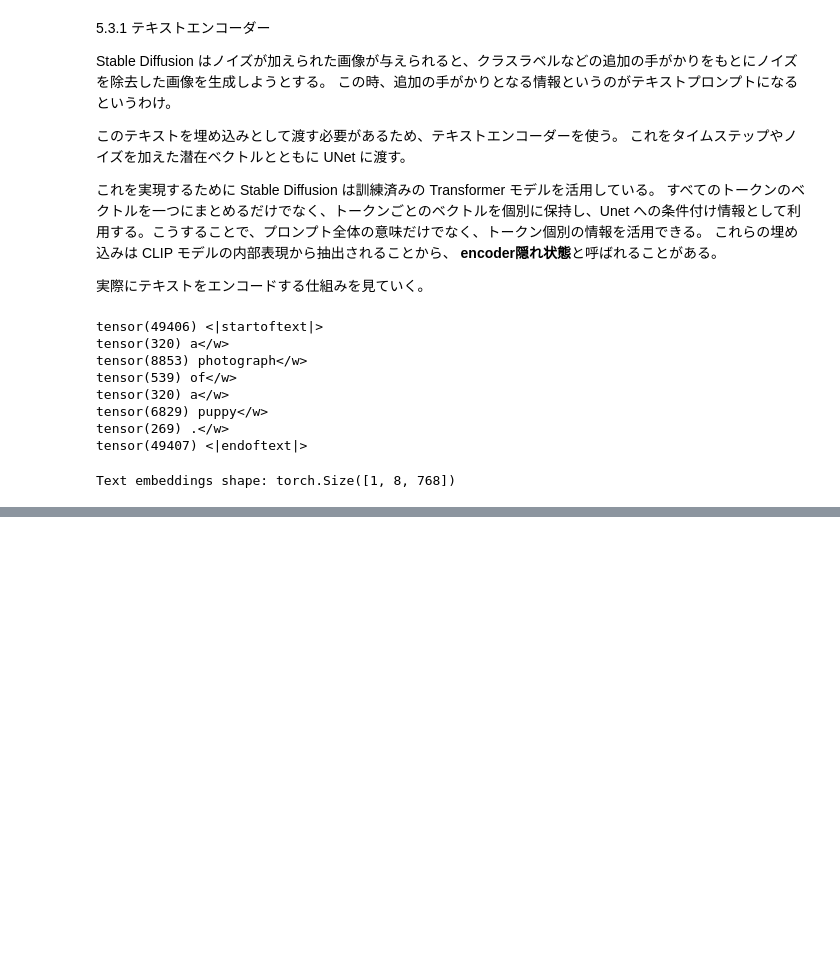
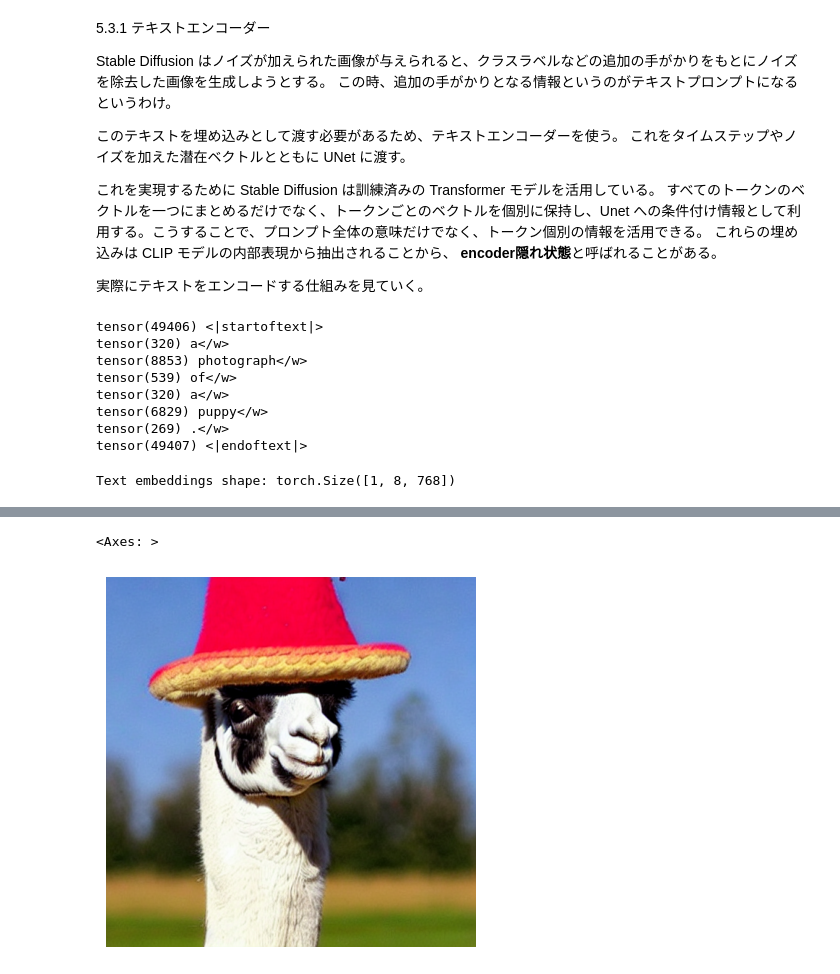
Before and after one commit to shown5/Hands-on-Generative-AI, a Jupyter notebook: chap5_StableDiffusion.ipynb, the cells around one changed output, grey strips where cells are left out. Cells and saved outputs as stored; diff of their text form; code cells hidden in the pictures; blank space fills up the shorter version.

```diff
--- a/chap5_StableDiffusion.ipynb
+++ b/chap5_StableDiffusion.ipynb
@@ -312,0 +358,11 @@ Text embeddings shape: torch.Size([1, 8, 768])
+# %%
+# 次はこの潜在表現を画像に直す
+
+with torch.inference_mode():
+  image = pipe.vae.decode(latents / 0.18215).sample
+
+image = (image / 2 + 0.5).clamp(0, 1)
+show_image(image[0].float())
+# %% [output]
+<Axes: >
+[figure, added]
```
Also changed, not shown: parts of 4 cells of this notebook.
